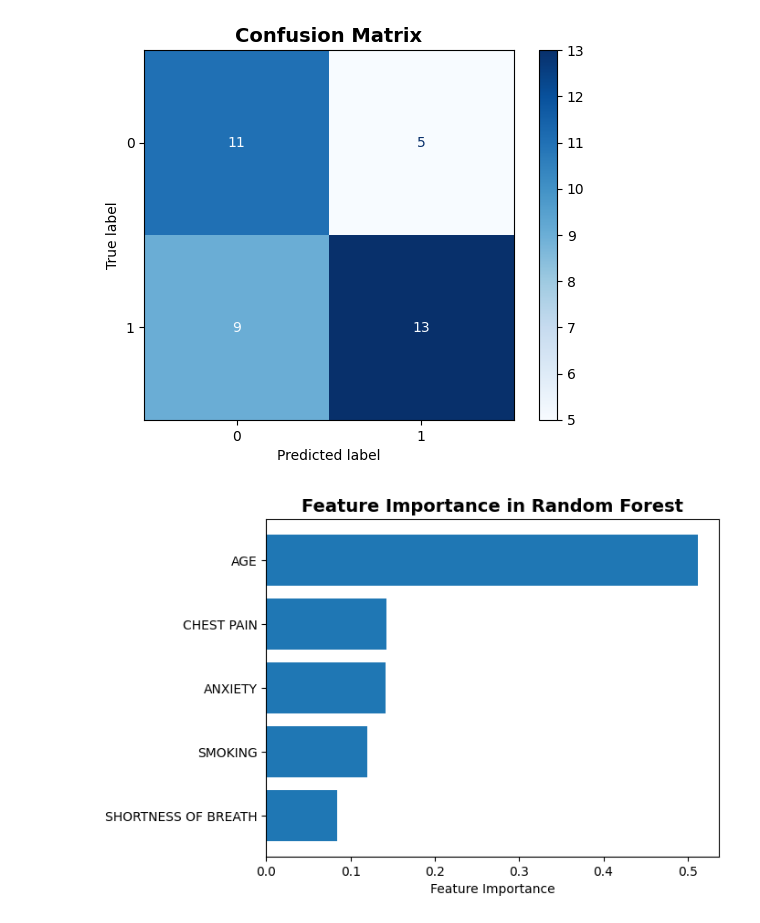
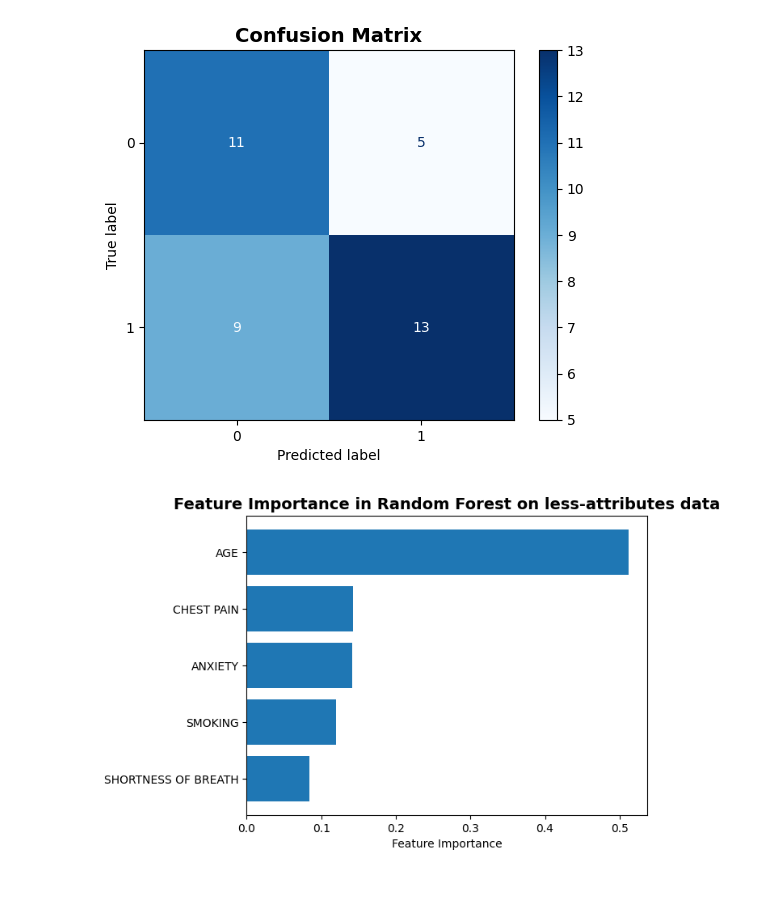
Before and after one commit to manhtran13102004/it_thuoc_tinh, a Jupyter notebook: it_tt.ipynb, the cells around one changed output. Drawn from its saved outputs; the diff is of its cells as text; code cells hidden in the pictures; blank space fills up the shorter version.

```diff
--- a/it_tt.ipynb
+++ b/it_tt.ipynb
@@ -127,16 +127,16 @@ plt.show()
 # %%
 
 feature_importances = rf.feature_importances_
 
 sorted_idx = feature_importances.argsort()
 
 plt.barh(range(len(feature_importances)), feature_importances[sorted_idx], align='center')
 plt.yticks(range(len(feature_importances)), pd.Series(feature_names).iloc[sorted_idx])
 plt.xlabel('Feature Importance')
-plt.title('Feature Importance in Random Forest', fontsize=14, fontweight='bold')
+plt.title('Feature Importance in Random Forest on less-attributes data', fontsize=14, fontweight='bold')
 plt.show()
 # %% [output]
-[figure, old version]
+[figure, new version]
 # %%
 def rgb_to_heximal(r, g, b):
     return np.array([r, g, b]) / 255
```
Also changed, not shown: parts of 1 cell of this notebook.
